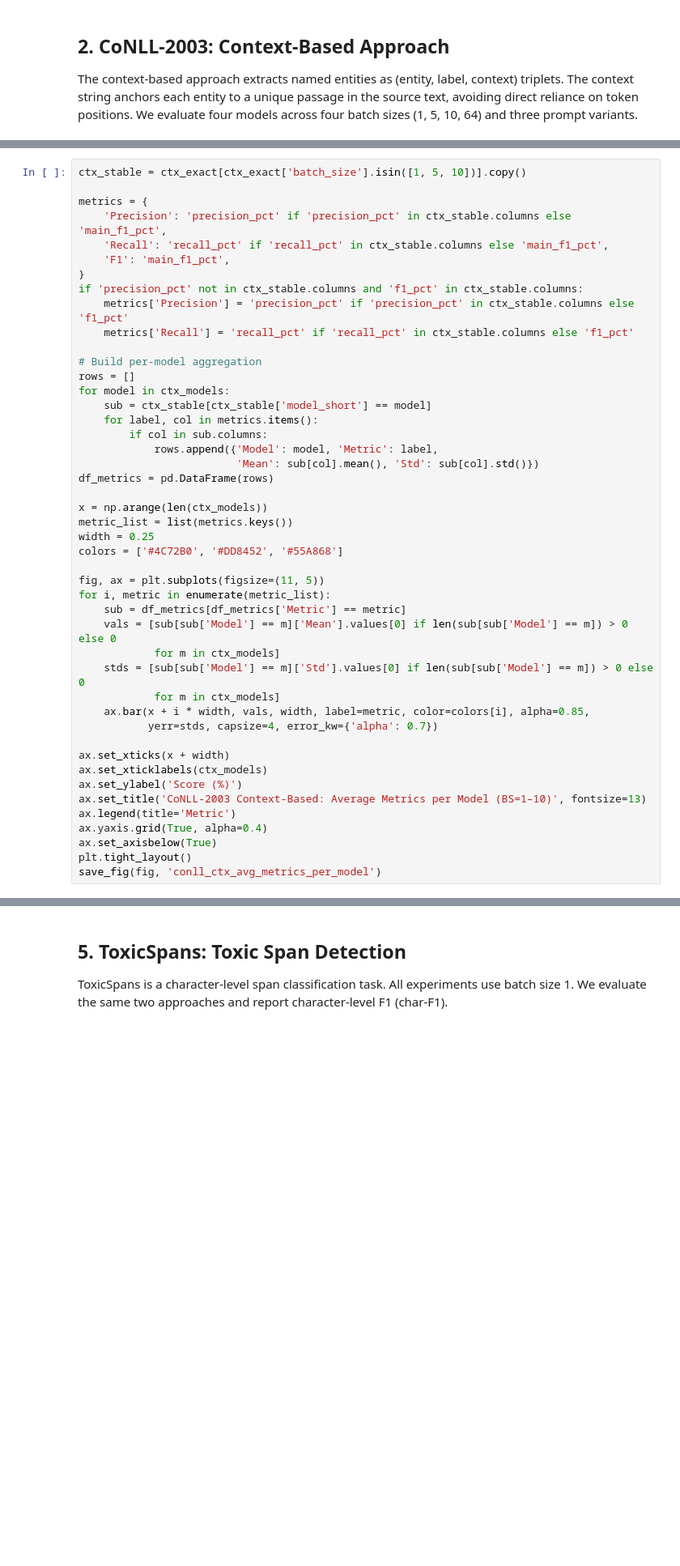
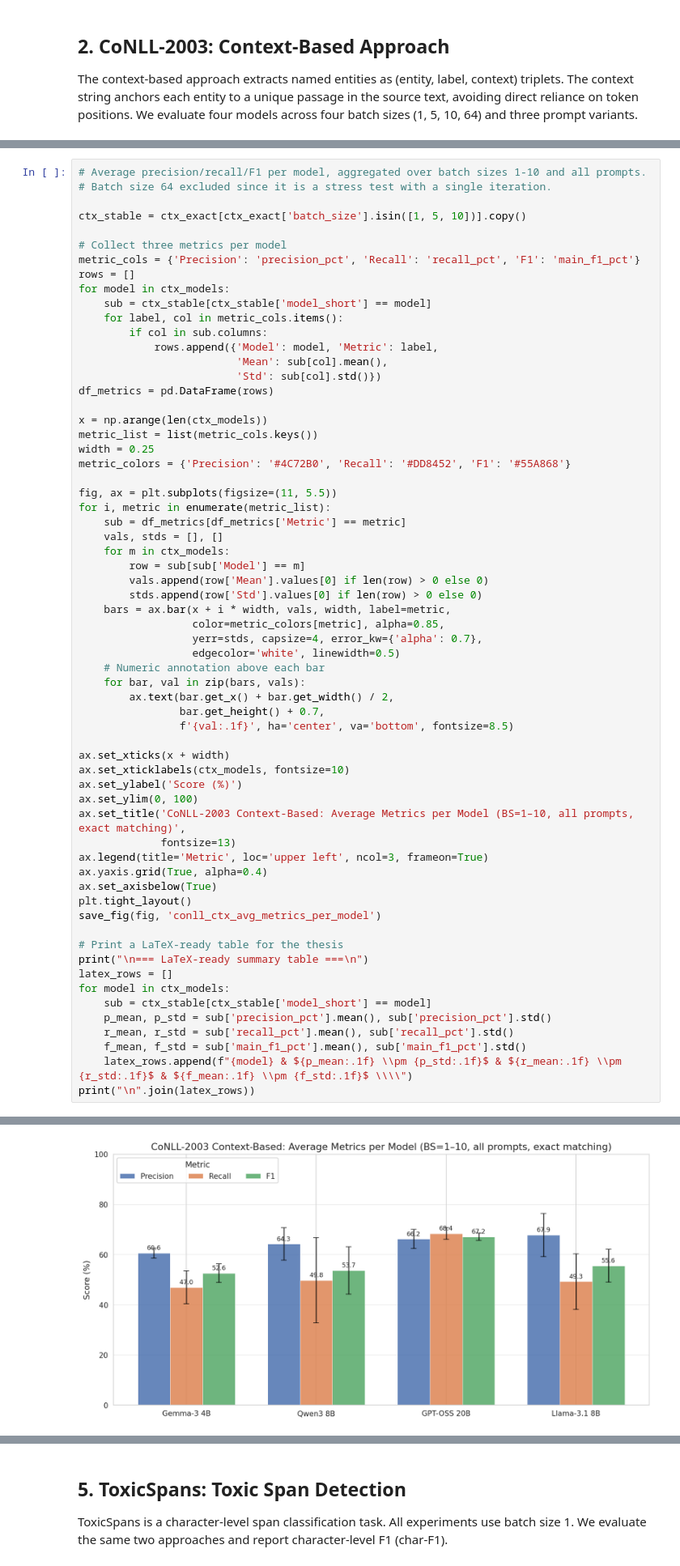
Before and after one commit to stulcrad/master_thesis, a Jupyter notebook: Notebooks/Experiment_analysis.ipynb, the cells around one changed output, grey strips where cells are left out. Shown at 81% size. Saved outputs shown, nothing was run; the diff lists cells and outputs as text; blank space fills up the shorter version.

```diff
--- a/Notebooks/Experiment_analysis.ipynb
+++ b/Notebooks/Experiment_analysis.ipynb
@@ -312,46 +516,64 @@ save_fig(fig, 'conll_ctx_prompt_comparison')
 # %%
+# Average precision/recall/F1 per model, aggregated over batch sizes 1-10 and all prompts.
+# Batch size 64 excluded since it is a stress test with a single iteration.
+
 ctx_stable = ctx_exact[ctx_exact['batch_size'].isin([1, 5, 10])].copy()
 
-metrics = {
-    'Precision': 'precision_pct' if 'precision_pct' in ctx_stable.columns else 'main_f1_pct',
-    'Recall': 'recall_pct' if 'recall_pct' in ctx_stable.columns else 'main_f1_pct',
-    'F1': 'main_f1_pct',
-}
-if 'precision_pct' not in ctx_stable.columns and 'f1_pct' in ctx_stable.columns:
-    metrics['Precision'] = 'precision_pct' if 'precision_pct' in ctx_stable.columns else 'f1_pct'
-    metrics['Recall'] = 'recall_pct' if 'recall_pct' in ctx_stable.columns else 'f1_pct'
-
-# Build per-model aggregation
+# Collect three metrics per model
+metric_cols = {'Precision': 'precision_pct', 'Recall': 'recall_pct', 'F1': 'main_f1_pct'}
 rows = []
 for model in ctx_models:
     sub = ctx_stable[ctx_stable['model_short'] == model]
-    for label, col in metrics.items():
+    for label, col in metric_cols.items():
         if col in sub.columns:
             rows.append({'Model': model, 'Metric': label,
-                         'Mean': sub[col].mean(), 'Std': sub[col].std()})
+                         'Mean': sub[col].mean(),
+                         'Std': sub[col].std()})
 df_metrics = pd.DataFrame(rows)
 
 x = np.arange(len(ctx_models))
-metric_list = list(metrics.keys())
+metric_list = list(metric_cols.keys())
 width = 0.25
-colors = ['#4C72B0', '#DD8452', '#55A868']
+metric_colors = {'Precision': '#4C72B0', 'Recall': '#DD8452', 'F1': '#55A868'}
 
-fig, ax = plt.subplots(figsize=(11, 5))
+fig, ax = plt.subplots(figsize=(11, 5.5))
 for i, metric in enumerate(metric_list):
     sub = df_metrics[df_metrics['Metric'] == metric]
-    vals = [sub[sub['Model'] == m]['Mean'].values[0] if len(sub[sub['Model'] == m]) > 0 else 0
-            for m in ctx_models]
-    stds = [sub[sub['Model'] == m]['Std'].values[0] if len(sub[sub['Model'] == m]) > 0 else 0
-            for m in ctx_models]
-    ax.bar(x + i * width, vals, width, label=metric, color=colors[i], alpha=0.85,
-           yerr=stds, capsize=4, error_kw={'alpha': 0.7})
+    vals, stds = [], []
+    for m in ctx_models:
+        row = sub[sub['Model'] == m]
+        vals.append(row['Mean'].values[0] if len(row) > 0 else 0)
+        stds.append(row['Std'].values[0] if len(row) > 0 else 0)
+    bars = ax.bar(x + i * width, vals, width, label=metric,
+                  color=metric_colors[metric], alpha=0.85,
+                  yerr=stds, capsize=4, error_kw={'alpha': 0.7},
+                  edgecolor='white', linewidth=0.5)
+    # Numeric annotation above each bar
+    for bar, val in zip(bars, vals):
+        ax.text(bar.get_x() + bar.get_width() / 2,
+                bar.get_height() + 0.7,
+                f'{val:.1f}', ha='center', va='bottom', fontsize=8.5)
 
 ax.set_xticks(x + width)
-ax.set_xticklabels(ctx_models)
+ax.set_xticklabels(ctx_models, fontsize=10)
 ax.set_ylabel('Score (%)')
-ax.set_title('CoNLL-2003 Context-Based: Average Metrics per Model (BS=1–10)', fontsize=13)
-ax.legend(title='Metric')
+ax.set_ylim(0, 100)
+ax.set_title('CoNLL-2003 Context-Based: Average Metrics per Model (BS=1–10, all prompts, exact matching)',
+             fontsize=13)
+ax.legend(title='Metric', loc='upper left', ncol=3, frameon=True)
 ax.yaxis.grid(True, alpha=0.4)
 ax.set_axisbelow(True)
 plt.tight_layout()
 save_fig(fig, 'conll_ctx_avg_metrics_per_model')
+
+# Print a LaTeX-ready table for the thesis
+print("\n=== LaTeX-ready summary table ===\n")
+latex_rows = []
+for model in ctx_models:
+    sub = ctx_stable[ctx_stable['model_short'] == model]
+    p_mean, p_std = sub['precision_pct'].mean(), sub['precision_pct'].std()
+    r_mean, r_std = sub['recall_pct'].mean(), sub['recall_pct'].std()
+    f_mean, f_std = sub['main_f1_pct'].mean(), sub['main_f1_pct'].std()
+    latex_rows.append(f"{model} & ${p_mean:.1f} \\pm {p_std:.1f}$ & ${r_mean:.1f} \\pm {r_std:.1f}$ & ${f_mean:.1f} \\pm {f_std:.1f}$ \\\\")
+print("\n".join(latex_rows))
+# %% [output]
@@ -357,0 +581 @@ save_fig(fig, 'conll_ctx_avg_metrics_per_model')
+[figure, added]
```
Also changed, not shown: parts of 35 cells of this notebook, 25 other files.
